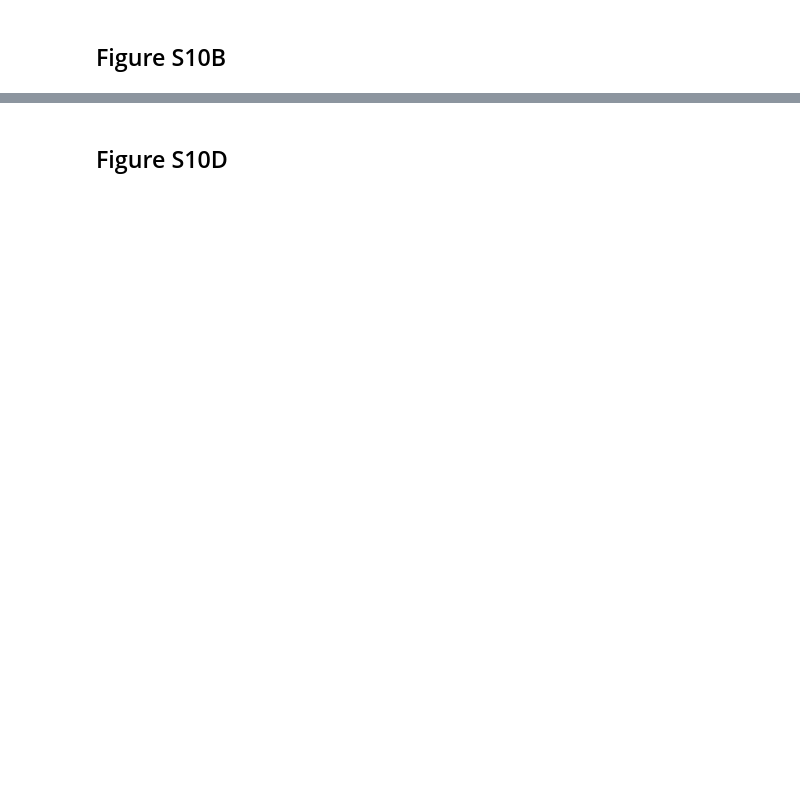
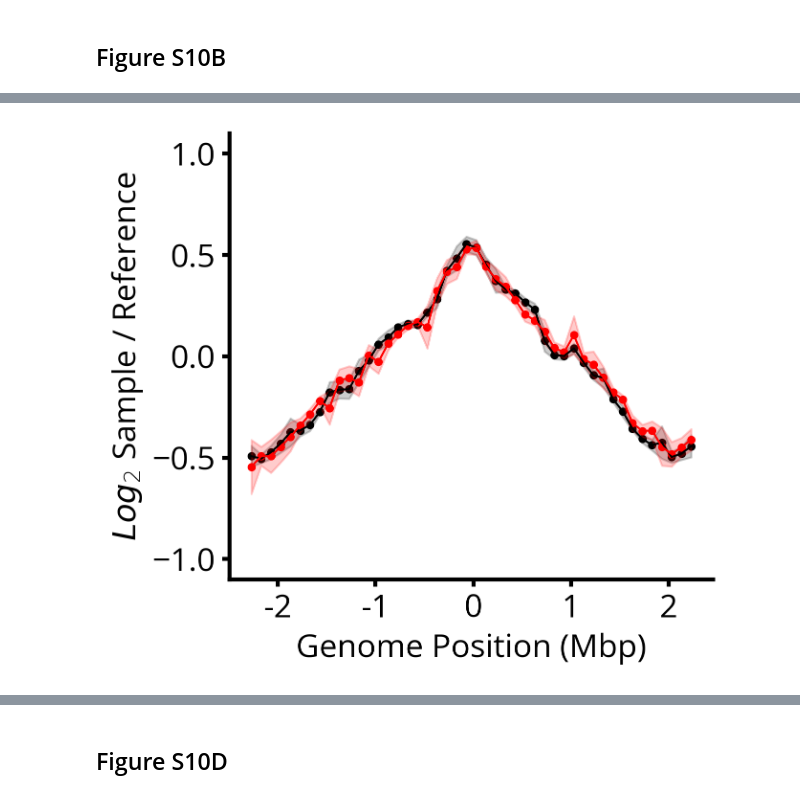
Before and after one commit to paulssonlab/2025_Eaton_optical-pooled-screen, a Jupyter notebook: Figures/Figure_S10.ipynb, the cells around one changed output, grey strips where cells are left out. Saved outputs shown, nothing was run; the diff lists cells and outputs as text; code cells hidden in the pictures; blank space fills up the shorter version.

```diff
--- a/Figures/Figure_S10.ipynb
+++ b/Figures/Figure_S10.ipynb
@@ -112,2 +64,10 @@ HMS:0:00:01.329758  58,540 annotations READ: ./ecocyc.gaf
+# %%
+agg_marker_frequency_df_circ = pd.read_csv("/home/de64/group/de64/CRISPRi_Libraries/dev_notebooks/2024-11-23_Figure_Notebooks/Data/Marker_Frequency_Analysis/Marker_Frequencies_100kb_CircularRef.csv",index_col=["Strain","Condition","Ref Bin"])
+
+all_fcs_data_df = pd.read_csv("/home/de64/group/de64/CRISPRi_Libraries/dev_notebooks/2024-11-23_Figure_Notebooks/Data/Replication_Runout/Replication_Runout.csv",index_col=["Strain","Condition","Replicate"])
+
+ss_estimator_df = pd.read_pickle("/home/de64/group/de64/CRISPRi_Libraries/dev_notebooks/2024-11-23_Figure_Notebooks/Data/lDE26_Imaging/2024-02-10_lDE26_Steady_State_df_Estimators_wStats.pkl")
+ss_estimator_df = ss_estimator_df.loc["Mean (Robust)"]
+ss_length_estimator_df = ss_estimator_df.loc["Length"]
 # %% [markdown]
 ## Figure S10A
@@ -390,0 +159,38 @@ plt.savefig("/home/de64/group/de64/CRISPRi_Libraries/dev_notebooks/2024-11-23_Fi
+# %%
+fig = plt.figure(figsize=(4.5,4))
+ax = plt.subplot(1,1,1)
+
+strain_condition_list = [("DE19","0Mins"),("DE502","0Mins")]
+strain_condition_color_list = ["black","red"]
+marker_freq_df = agg_marker_frequency_df_circ
+
+for i,(strain,condition) in enumerate(strain_condition_list):
+    position_vals = marker_freq_df.loc[strain,condition]["Ref Position"]
+    y_vals = marker_freq_df.loc[strain,condition]["Mean Log2 Control Ratio"]
+    stderr_vals = marker_freq_df.loc[strain,condition]["StdErr Log2 Control Ratio"]
+    strain_condition_color = strain_condition_color_list[i]
+
+    plt.plot(position_vals,y_vals,color=strain_condition_color)
+    plt.scatter(position_vals,y_vals,color=strain_condition_color,s=10)
+
+    y_upper = y_vals + 2*stderr_vals
+    y_lower = y_vals - 2*stderr_vals
+
+    plt.fill_between(position_vals, y_lower, y_upper, color=strain_condition_color, alpha=0.2)
+    plt.ylim(-1.1,1.1)
+    plt.ylabel(r"$Log_{2}$ Sample / Reference",fontsize=16)
+    plt.xlabel(r"Genome Position (Mbp)",fontsize=16)
+    plt.xticks([-2000000,-1000000,0,1000000,2000000],[-2,-1,0,1,2],fontsize=16)
+    plt.yticks([-1,-0.5,0,0.5,1],fontsize=16)
+
+# change all spines
+for axis in ['top','bottom','left','right']:
+    ax.spines[axis].set_linewidth(2)
+# increase tick width
+ax.tick_params(width=2)
+
+sns.despine()
+plt.savefig("/home/de64/group/de64/CRISPRi_Libraries/dev_notebooks/2024-11-23_Figure_Notebooks/S10/30C_NGS_Bins.png",dpi=500,transparent=True,\
+           bbox_inches="tight")
+# %% [output]
+[figure, added]
```
Also changed, not shown: parts of 23 cells of this notebook, 21 other files.
